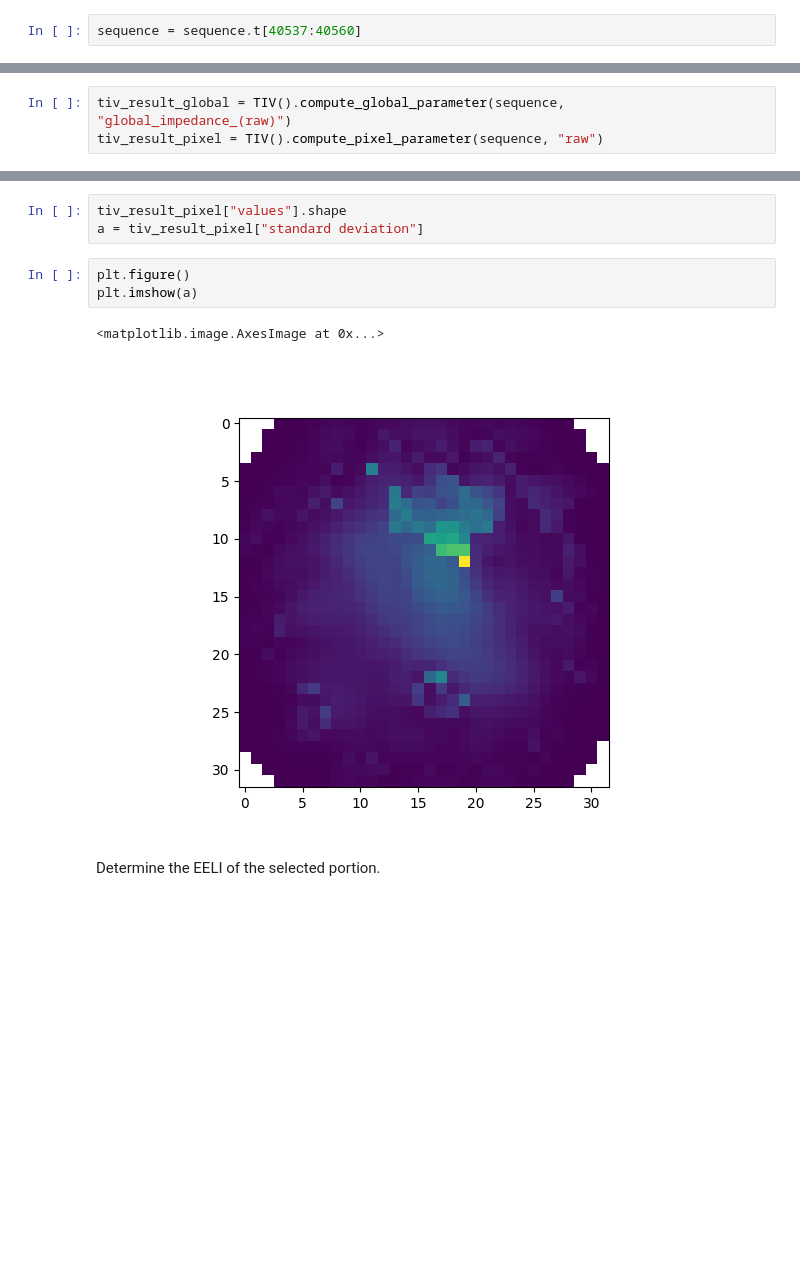
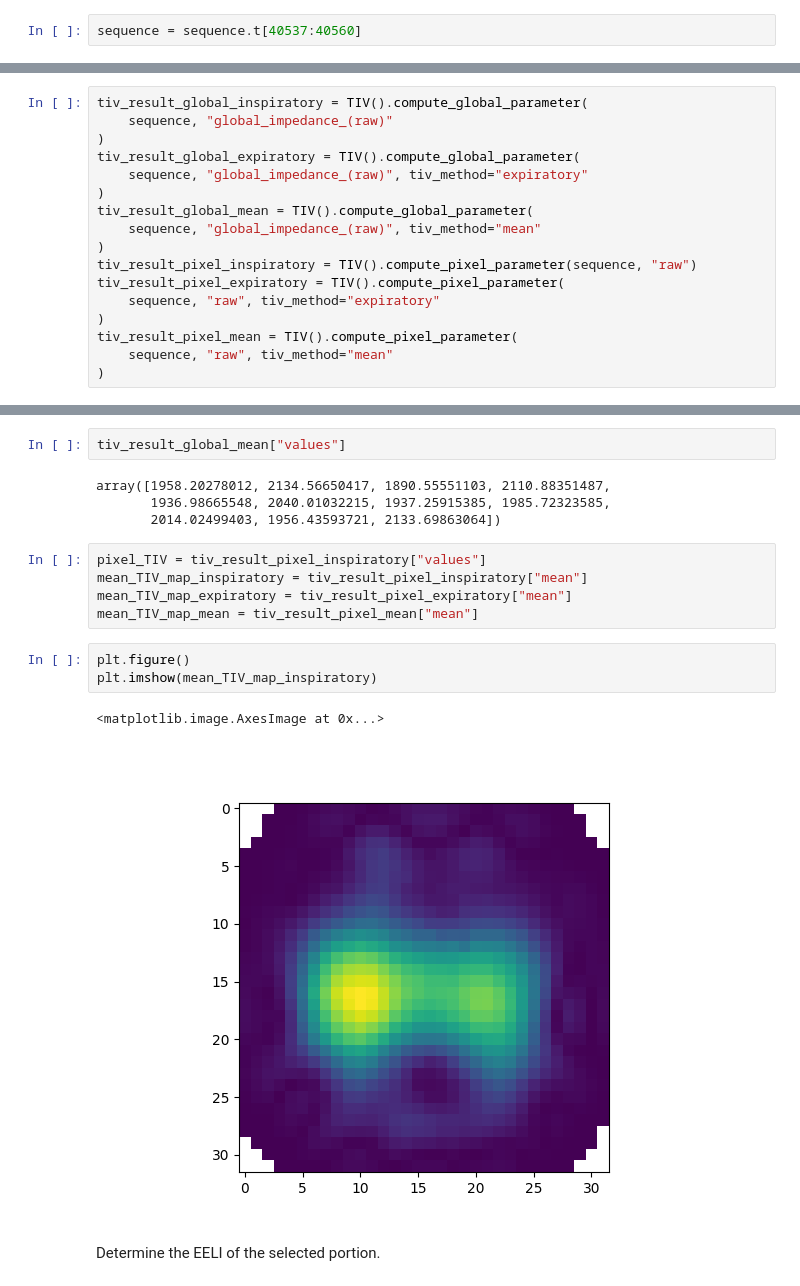
Before and after one commit to EIT-ALIVE/eitprocessing, a Jupyter notebook: notebooks/test_parameters_.ipynb, the cells around one changed output, grey strips where cells are left out. Saved outputs shown, nothing was run; the diff lists cells and outputs as text; blank space fills up the shorter version.

```diff
--- a/notebooks/test_parameters_.ipynb
+++ b/notebooks/test_parameters_.ipynb
@@ -61,3 +93,17 @@ sequence = sequence.t[40537:40560]
 # %%
-tiv_result_global = TIV().compute_global_parameter(sequence, "global_impedance_(raw)")
-tiv_result_pixel = TIV().compute_pixel_parameter(sequence, "raw")
+tiv_result_global_inspiratory = TIV().compute_global_parameter(
+    sequence, "global_impedance_(raw)"
+)
+tiv_result_global_expiratory = TIV().compute_global_parameter(
+    sequence, "global_impedance_(raw)", tiv_method="expiratory"
+)
+tiv_result_global_mean = TIV().compute_global_parameter(
+    sequence, "global_impedance_(raw)", tiv_method="mean"
+)
+tiv_result_pixel_inspiratory = TIV().compute_pixel_parameter(sequence, "raw")
+tiv_result_pixel_expiratory = TIV().compute_pixel_parameter(
+    sequence, "raw", tiv_method="expiratory"
+)
+tiv_result_pixel_mean = TIV().compute_pixel_parameter(
+    sequence, "raw", tiv_method="mean"
+)
@@ -64,12 +122,20 @@ tiv_result_pixel = TIV().compute_pixel_parameter(sequence, "raw")
+# %%
+tiv_result_global_mean["values"]
+# %% [output]
+array([1958.20278012, 2134.56650417, 1890.55551103, 2110.88351487,
+       1936.98665548, 2040.01032215, 1937.25915385, 1985.72323585,
+       2014.02499403, 1956.43593721, 2133.69863064])
 # %%
-tiv_result_pixel["values"].shape
-a = tiv_result_pixel["standard deviation"]
+pixel_TIV = tiv_result_pixel_inspiratory["values"]
+mean_TIV_map_inspiratory = tiv_result_pixel_inspiratory["mean"]
+mean_TIV_map_expiratory = tiv_result_pixel_expiratory["mean"]
+mean_TIV_map_mean = tiv_result_pixel_mean["mean"]
 # %%
 plt.figure()
-plt.imshow(a)
+plt.imshow(mean_TIV_map_inspiratory)
 # %% [output]
 <matplotlib.image.AxesImage at 0x...>
-[figure, old version]
+[figure, new version]
 # %% [markdown]
 Determine the EELI of the selected portion.
 # %%
```
Also changed, not shown: parts of 33 cells of this notebook.
